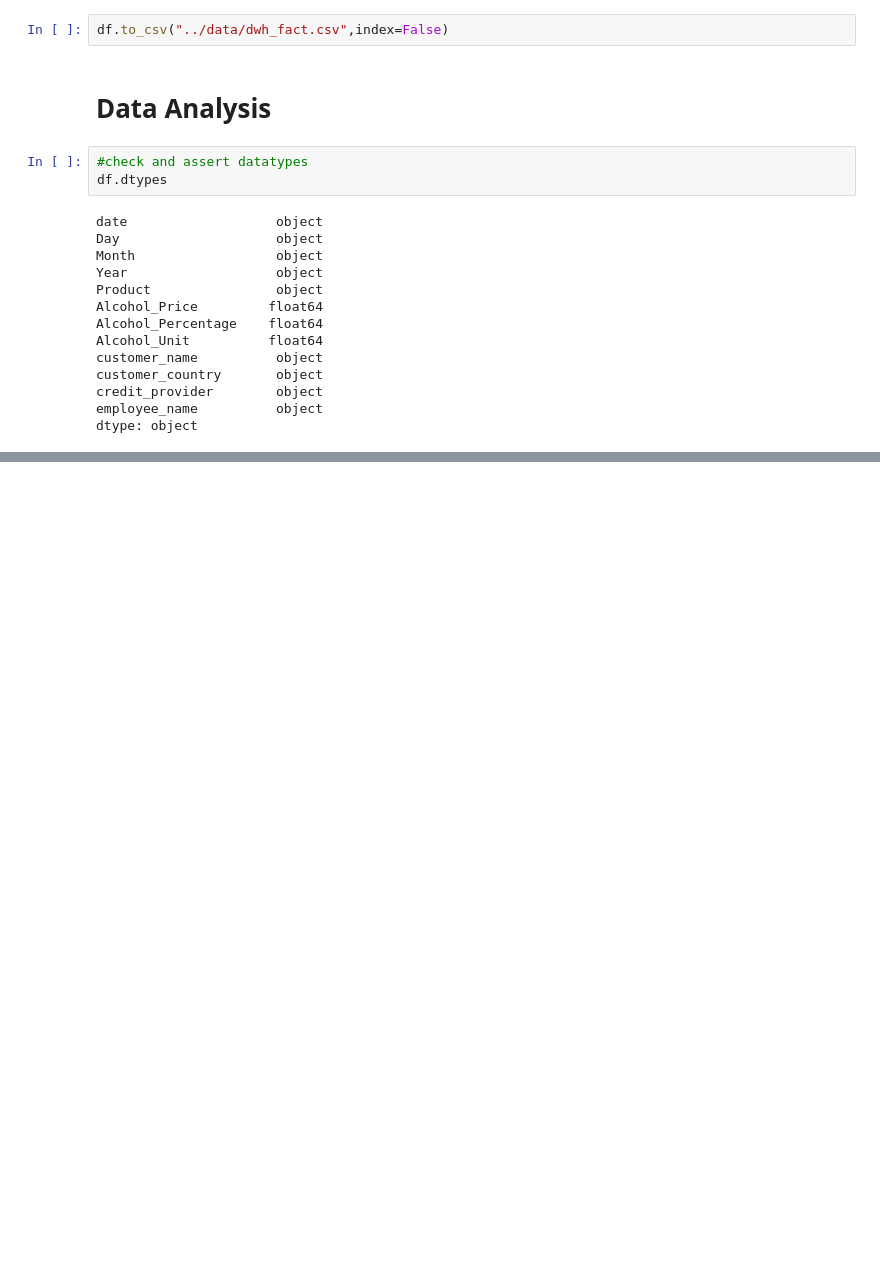
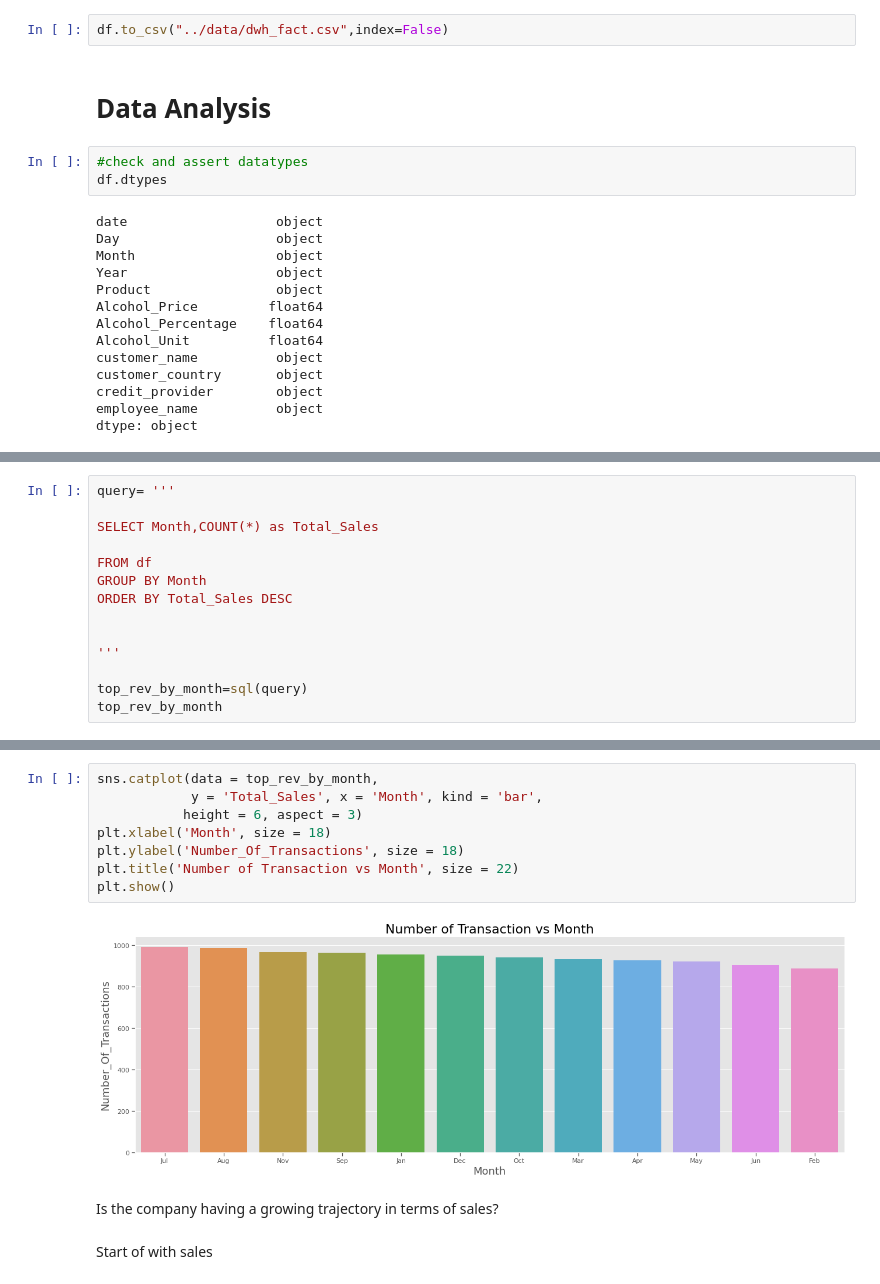
Before and after one commit to Blvisse/Data-Eng, a Jupyter notebook: whiskey-retail-store/notebooks/data_analysis.ipynb, the cells around one changed output, grey strips where cells are left out. Drawn from its saved outputs; the diff is of its cells as text; blank space fills up the shorter version.

```diff
--- a/whiskey-retail-store/notebooks/data_analysis.ipynb
+++ b/whiskey-retail-store/notebooks/data_analysis.ipynb
@@ -183,0 +357,14 @@ AssertionError: Failed date test for column: date
+# %%
+query= '''
+
+SELECT Month,COUNT(*) as Total_Sales
+
+FROM df
+GROUP BY Month
+ORDER BY Total_Sales DESC
+
+
+'''
+
+top_rev_by_month=sql(query)
+top_rev_by_month
@@ -183,0 +385,14 @@ AssertionError: Failed date test for column: date
+# %%
+sns.catplot(data = top_rev_by_month,
+            y = 'Total_Sales', x = 'Month', kind = 'bar',
+           height = 6, aspect = 3)
+plt.xlabel('Month', size = 18)
+plt.ylabel('Number_Of_Transactions', size = 18)
+plt.title('Number of Transaction vs Month', size = 22)
+plt.show()
+# %% [output]
+[figure, added]
+# %% [markdown]
+Is the company having a growing trajectory in terms of sales?
+# %% [markdown]
+Start of with sales
```
Also changed, not shown: parts of 34 cells of this notebook.
